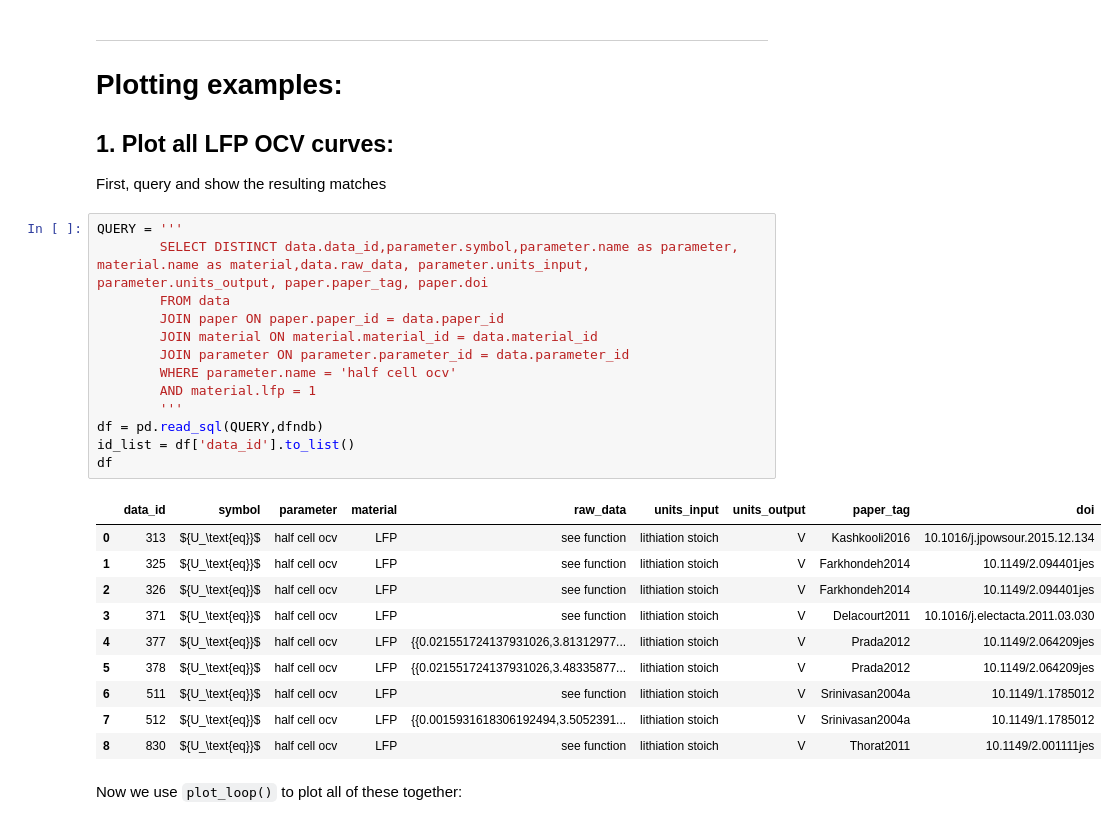
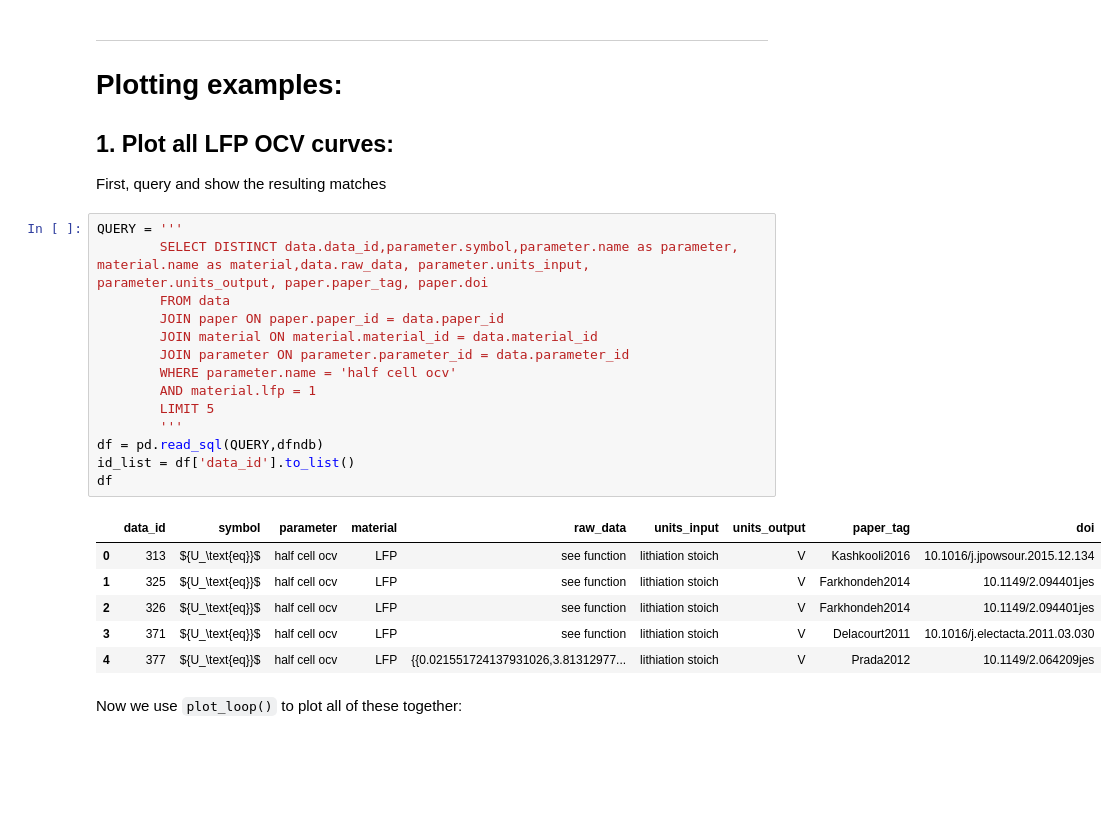
Before and after one commit to ndrewwang/liiondb, a Jupyter notebook: python notebooks/2_Parameter_Plotter.ipynb, the cells around one changed output. Cells and saved outputs as stored; diff of their text form; blank space fills up the shorter version.

```diff
--- a/python notebooks/2_Parameter_Plotter.ipynb
+++ b/python notebooks/2_Parameter_Plotter.ipynb
@@ -139,27 +139,24 @@ First, query and show the resulting matches
 # %%
 QUERY = '''
         SELECT DISTINCT data.data_id,parameter.symbol,parameter.name as parameter, material.name as material,data.raw_data, parameter.units_input, parameter.units_output, paper.paper_tag, paper.doi
         FROM data
         JOIN paper ON paper.paper_id = data.paper_id
         JOIN material ON material.material_id = data.material_id
         JOIN parameter ON parameter.parameter_id = data.parameter_id
         WHERE parameter.name = 'half cell ocv'
         AND material.lfp = 1
+        LIMIT 5
         '''
 df = pd.read_sql(QUERY,dfndb)
 id_list = df['data_id'].to_list()
 df
 # %% [output]
 |  | data_id | symbol | parameter | material | raw_data | units_input | units_output | paper_tag | doi |
 | 0 | 313 | ${U_\text{eq}}$ | half cell ocv | LFP | see function | lithiation stoich | V | Kashkooli2016 | 10.1016/j.jpowsour.2015.12.134 |
 | 1 | 325 | ${U_\text{eq}}$ | half cell ocv | LFP | see function | lithiation stoich | V | Farkhondeh2014 | 10.1149/2.094401jes |
 | 2 | 326 | ${U_\text{eq}}$ | half cell ocv | LFP | see function | lithiation stoich | V | Farkhondeh2014 | 10.1149/2.094401jes |
 | 3 | 371 | ${U_\text{eq}}$ | half cell ocv | LFP | see function | lithiation stoich | V | Delacourt2011 | 10.1016/j.electacta.2011.03.030 |
 | 4 | 377 | ${U_\text{eq}}$ | half cell ocv | LFP | {{0.021551724137931026,3.81312977... | lithiation stoich | V | Prada2012 | 10.1149/2.064209jes |
-| 5 | 378 | ${U_\text{eq}}$ | half cell ocv | LFP | {{0.021551724137931026,3.48335877... | lithiation stoich | V | Prada2012 | 10.1149/2.064209jes |
-| 6 | 511 | ${U_\text{eq}}$ | half cell ocv | LFP | see function | lithiation stoich | V | Srinivasan2004a | 10.1149/1.1785012 |
-| 7 | 512 | ${U_\text{eq}}$ | half cell ocv | LFP | {{0.0015931618306192494,3.5052391... | lithiation stoich | V | Srinivasan2004a | 10.1149/1.1785012 |
-| 8 | 830 | ${U_\text{eq}}$ | half cell ocv | LFP | see function | lithiation stoich | V | Thorat2011 | 10.1149/2.001111jes |
 # %% [markdown]
 Now we use `plot_loop()` to plot all of these together:
 # %%
```
Also changed, not shown: parts of 2 cells of this notebook, 1 other file.
